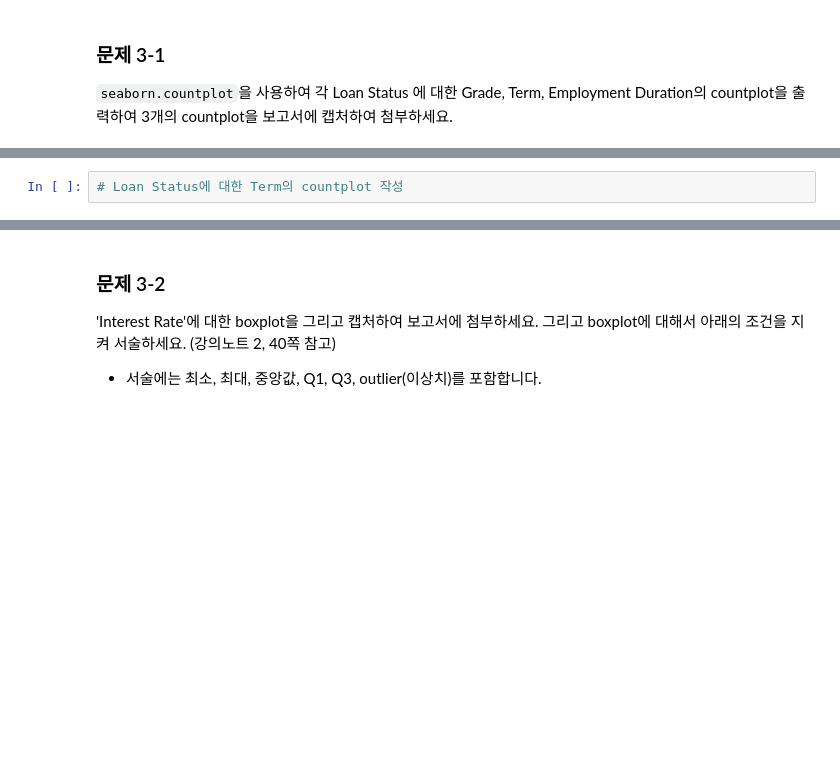
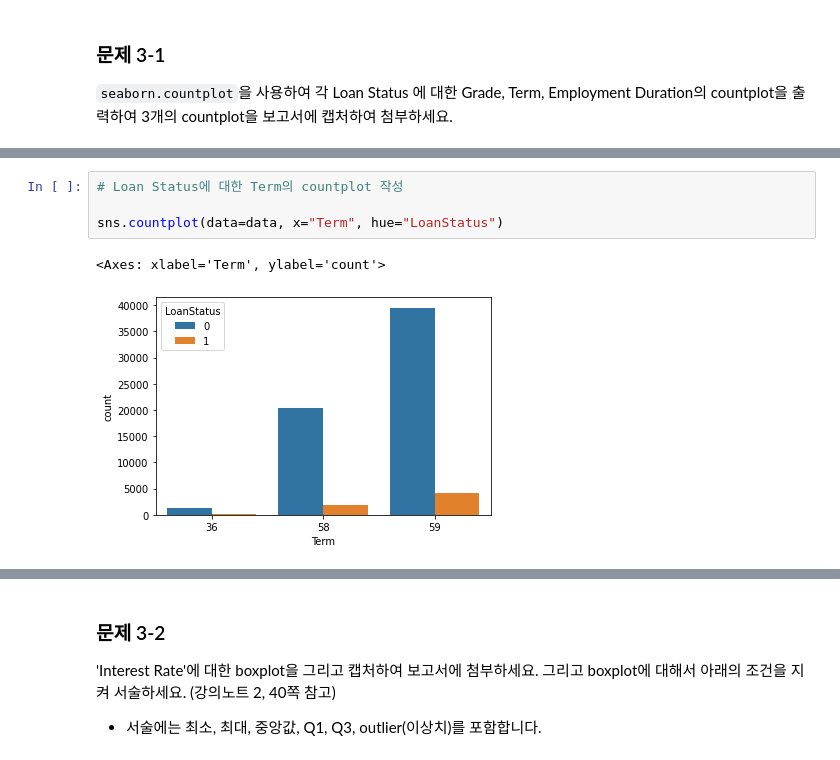
Before and after one commit to YooSungSoo/Study_ML_Ajou, a Jupyter notebook: HW1_ipynb의_사본.ipynb, the cells around one changed output, grey strips where cells are left out. Saved outputs shown, nothing was run; the diff lists cells and outputs as text; blank space fills up the shorter version.

```diff
--- a/HW1_ipynb의_사본.ipynb
+++ b/HW1_ipynb의_사본.ipynb
@@ -157,4 +334,9 @@ print(numerical)
 # %%
 # Loan Status에 대한 Term의 countplot 작성
+
+sns.countplot(data=data, x="Term", hue="LoanStatus")
+# %% [output]
+<Axes: xlabel='Term', ylabel='count'>
+[figure, added]
 # %%
 # Loan Status에 대한 Employment Duration의 countplot 작성
```
Also changed, not shown: parts of 33 cells of this notebook.
